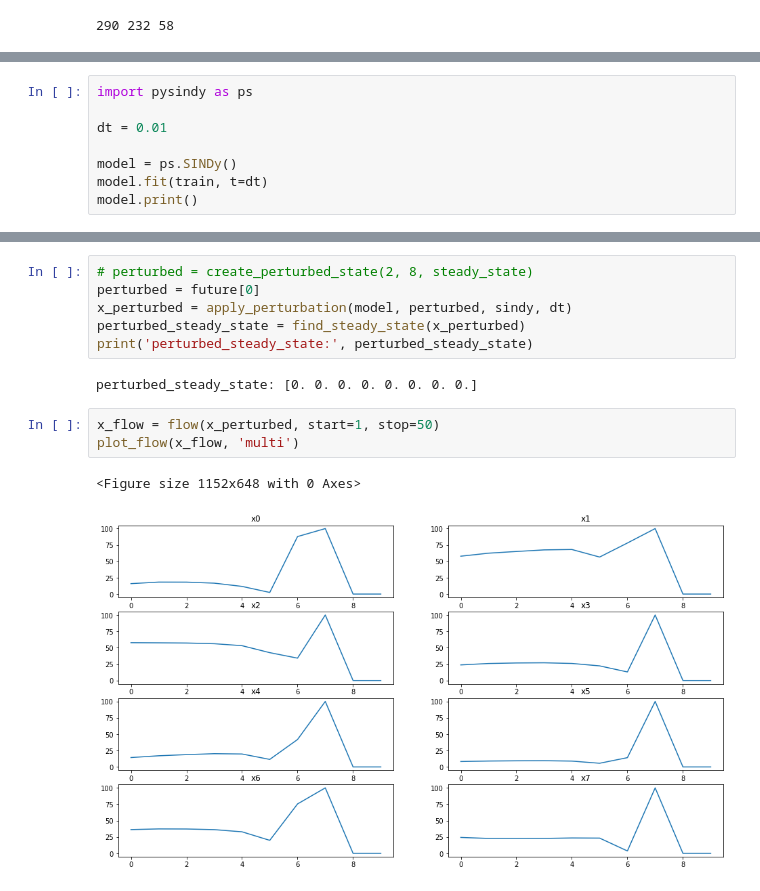
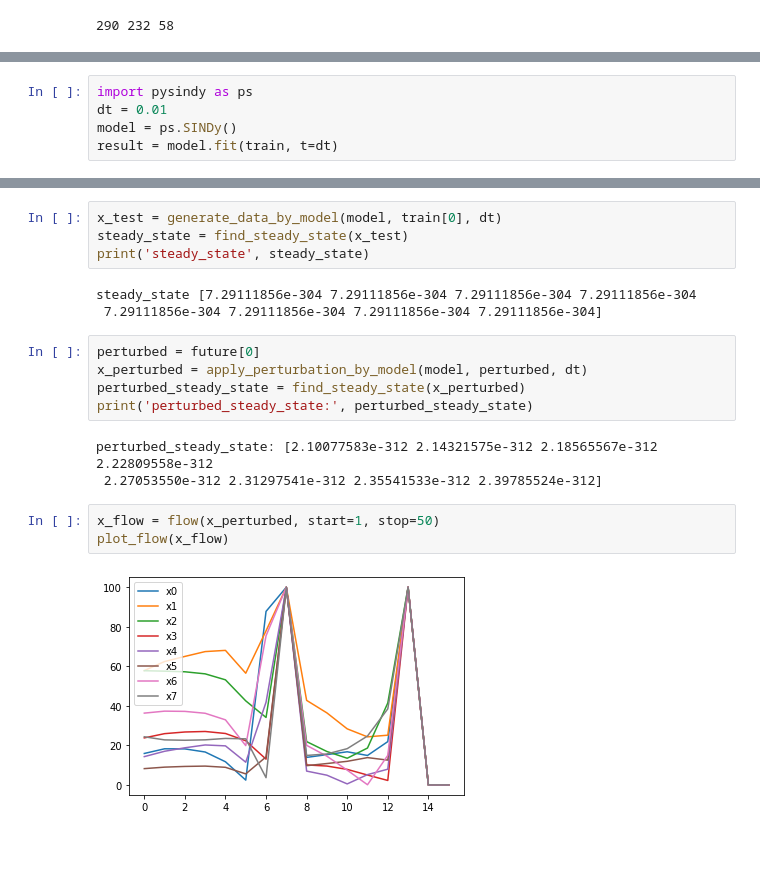
Before and after one commit to aliydgr/ms-thesis, a Jupyter notebook: financial.ipynb, the cells around one changed output, grey strips where cells are left out. Cells and saved outputs as stored; diff of their text form; blank space fills up the shorter version.

```diff
--- a/financial.ipynb
+++ b/financial.ipynb
@@ -32,8 +32,5 @@ plot_flow(matrix)
 # %%
 import pysindy as ps
-
 dt = 0.01
-
 model = ps.SINDy()
-model.fit(train, t=dt)
-model.print()
+result = model.fit(train, t=dt)
@@ -49,14 +37,20 @@ x7' = -719.480 1 + 93.833 x0 + 23.092 x1 + -2.418 x2 + -95.816 x3 + -27.221 x4 +
+# %%
+x_test = generate_data_by_model(model, train[0], dt)
+steady_state = find_steady_state(x_test)
+print('steady_state', steady_state)
+# %% [output]
+steady_state [7.29111856e-304 7.29111856e-304 7.29111856e-304 7.29111856e-304
+ 7.29111856e-304 7.29111856e-304 7.29111856e-304 7.29111856e-304]
 # %%
-# perturbed = create_perturbed_state(2, 8, steady_state)
 perturbed = future[0]
-x_perturbed = apply_perturbation(model, perturbed, sindy, dt)
+x_perturbed = apply_perturbation_by_model(model, perturbed, dt)
 perturbed_steady_state = find_steady_state(x_perturbed)
 print('perturbed_steady_state:', perturbed_steady_state)
 # %% [output]
-perturbed_steady_state: [0. 0. 0. 0. 0. 0. 0. 0.]
+perturbed_steady_state: [2.10077583e-312 2.14321575e-312 2.18565567e-312 2.22809558e-312
+ 2.27053550e-312 2.31297541e-312 2.35541533e-312 2.39785524e-312]
 # %%
 x_flow = flow(x_perturbed, start=1, stop=50)
-plot_flow(x_flow, 'multi')
+plot_flow(x_flow)
 # %% [output]
-<Figure size 1152x648 with 0 Axes>
-[figure, old version]
+[figure, new version]
```
Also changed, not shown: parts of 7 cells of this notebook, 1 other file.
